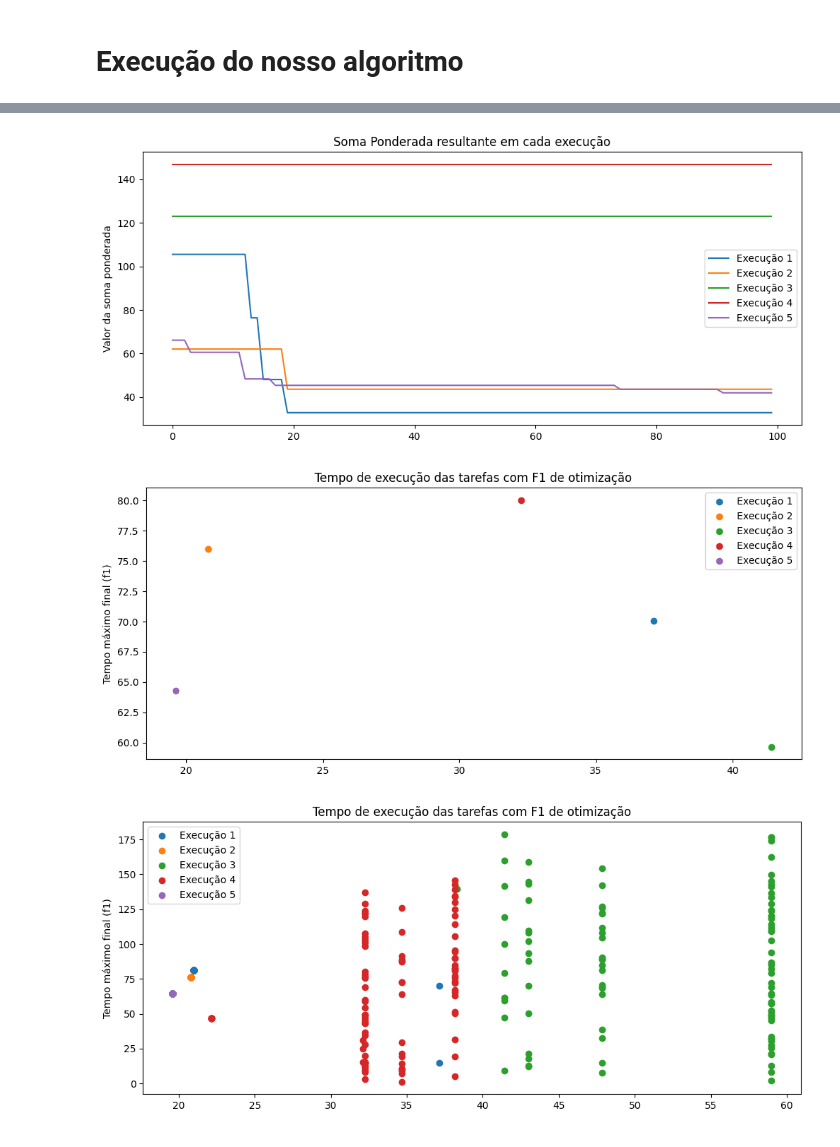
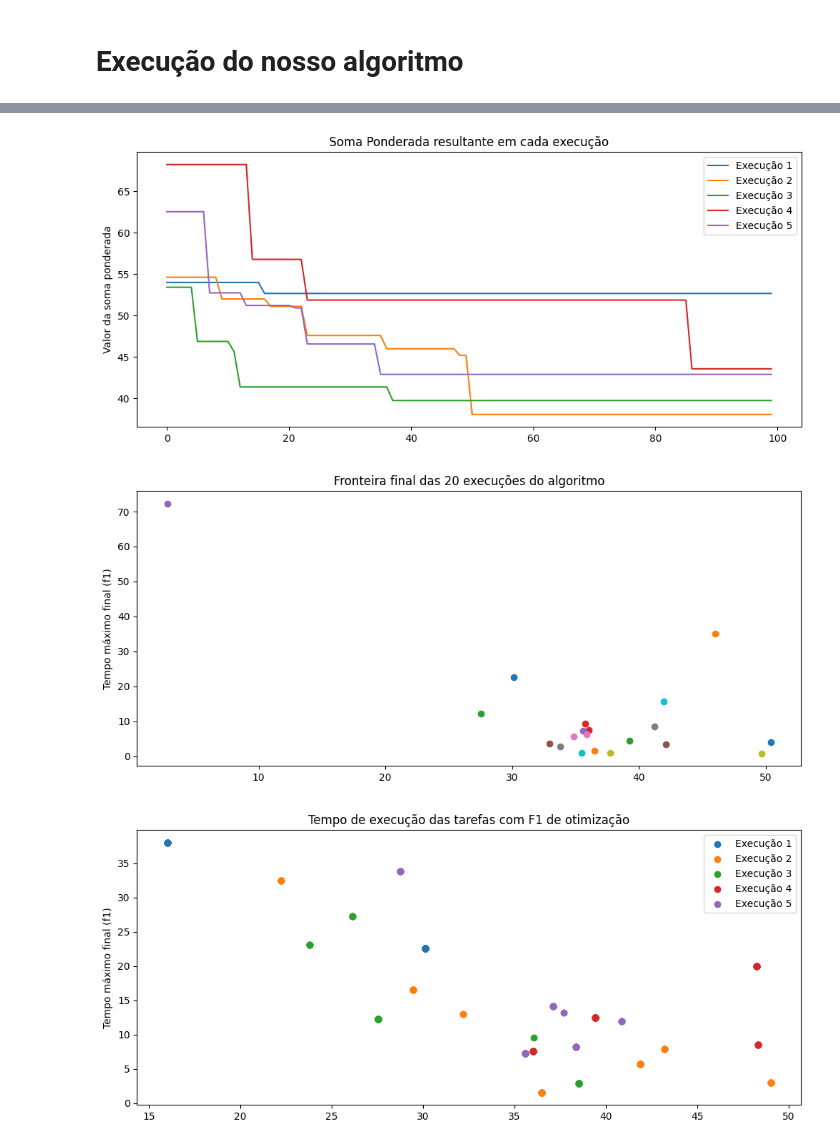
Before and after one commit to LucasAzvd/teoria-da-decisao, a Jupyter notebook: main_soma_ponderada.ipynb, the cells around one changed output, grey strips where cells are left out. Drawn from its saved outputs; the diff is of its cells as text; code cells hidden in the pictures.

```diff
--- a/main_soma_ponderada.ipynb
+++ b/main_soma_ponderada.ipynb
@@ -287,6 +287,7 @@ def exec_algo(n_execucoes, n_epocas):
 
             df_alocacao_new = df_alocacao.copy()
             df_alocacao_new = estruturas(df_alocacao, df, k)
+            k=1
             restricao_1 = restricao_tarefas_maquinas(df_alocacao_new)
             restricao_2 = restricao_tempo_maximo(df_alocacao_new, tempo_maximo)
             restricao_3 = restricao_tempo_atraso(df_alocacao_new)
@@ -295,6 +296,7 @@ def exec_algo(n_execucoes, n_epocas):
                 list_tempo_maximo.append(tempo_maximo)
                 list_penalidade_inicial.append(penalidade_inicial)
                 list_soma_resultante.append(soma_resultante)
+                k=0
 
             else:
                 tempo_maximo_execucao, penalidade_execucao = soma_ponderada(peso_1, peso_2, df_alocacao_new)
@@ -318,7 +320,7 @@ def exec_algo(n_execucoes, n_epocas):
     return execucoes_dict
 # %%
 n_epocas = 100
-n_execucoes = 5
+n_execucoes = 20
 execucoes_dict = exec_algo(n_execucoes, n_epocas)
 # %%
 print("Para execução da soma ponderada temos o seguinte resultado:")
@@ -349,7 +362,7 @@ plt.ylabel("Valor da soma ponderada")
 plt.legend()
 plt.show()
 # %% [output]
-[figure, old version]
+[figure, new version]
 # %%
 ultima_exec = {}
 
@@ -362,20 +375,35 @@ for i in execucoes_dict.keys():
 # %%
 import matplotlib.pyplot as plt
 
 plt.figure(figsize=(12,5))
 plt.scatter(ultima_exec['1']['tempo_maximo'], ultima_exec['1']['penalidade_inicial'], label='Execução 1')
 plt.scatter(ultima_exec['2']['tempo_maximo'], ultima_exec['2']['penalidade_inicial'], label='Execução 2')
 plt.scatter(ultima_exec['3']['tempo_maximo'], ultima_exec['3']['penalidade_inicial'], label='Execução 3')
 plt.scatter(ultima_exec['4']['tempo_maximo'], ultima_exec['4']['penalidade_inicial'], label='Execução 4')
 plt.scatter(ultima_exec['5']['tempo_maximo'], ultima_exec['5']['penalidade_inicial'], label='Execução 5')
+plt.scatter(ultima_exec['6']['tempo_maximo'], ultima_exec['6']['penalidade_inicial'], label='Execução 6')
+plt.scatter(ultima_exec['7']['tempo_maximo'], ultima_exec['7']['penalidade_inicial'], label='Execução 7')
+plt.scatter(ultima_exec['8']['tempo_maximo'], ultima_exec['8']['penalidade_inicial'], label='Execução 8')
+plt.scatter(ultima_exec['9']['tempo_maximo'], ultima_exec['9']['penalidade_inicial'], label='Execução 9')
+plt.scatter(ultima_exec['10']['tempo_maximo'], ultima_exec['10']['penalidade_inicial'], label='Execução 10')
+plt.scatter(ultima_exec['11']['tempo_maximo'], ultima_exec['11']['penalidade_inicial'], label='Execução 11')
+plt.scatter(ultima_exec['12']['tempo_maximo'], ultima_exec['12']['penalidade_inicial'], label='Execução 12')
+plt.scatter(ultima_exec['13']['tempo_maximo'], ultima_exec['13']['penalidade_inicial'], label='Execução 13')
+plt.scatter(ultima_exec['14']['tempo_maximo'], ultima_exec['14']['penalidade_inicial'], label='Execução 14')
+plt.scatter(ultima_exec['15']['tempo_maximo'], ultima_exec['15']['penalidade_inicial'], label='Execução 15')
+plt.scatter(ultima_exec['16']['tempo_maximo'], ultima_exec['16']['penalidade_inicial'], label='Execução 16')
+plt.scatter(ultima_exec['17']['tempo_maximo'], ultima_exec['17']['penalidade_inicial'], label='Execução 17')
+plt.scatter(ultima_exec['18']['tempo_maximo'], ultima_exec['18']['penalidade_inicial'], label='Execução 18')
+plt.scatter(ultima_exec['19']['tempo_maximo'], ultima_exec['19']['penalidade_inicial'], label='Execução 19')
+plt.scatter(ultima_exec['20']['tempo_maximo'], ultima_exec['20']['penalidade_inicial'], label='Execução 20')
 
-plt.title("Tempo de execução das tarefas com F1 de otimização")
+plt.title("Fronteira final das 20 execuções do algoritmo")
 plt.ylabel("Penalidade final (f2)")
 plt.ylabel("Tempo máximo final (f1)")
-plt.legend()
+# plt.legend(loc = "lower center")
 plt.show()
 # %% [output]
-[figure, old version]
+[figure, new version]
 # %%
 import matplotlib.pyplot as plt
 
@@ -392,7 +420,7 @@ plt.ylabel("Tempo máximo final (f1)")
 plt.legend()
 plt.show()
 # %% [output]
-[figure, old version]
+[figure, new version]
 # %%
 import seaborn as sns
 sns.scatterplot(
```
Also changed, not shown: parts of 2 cells of this notebook, 1 other file.
